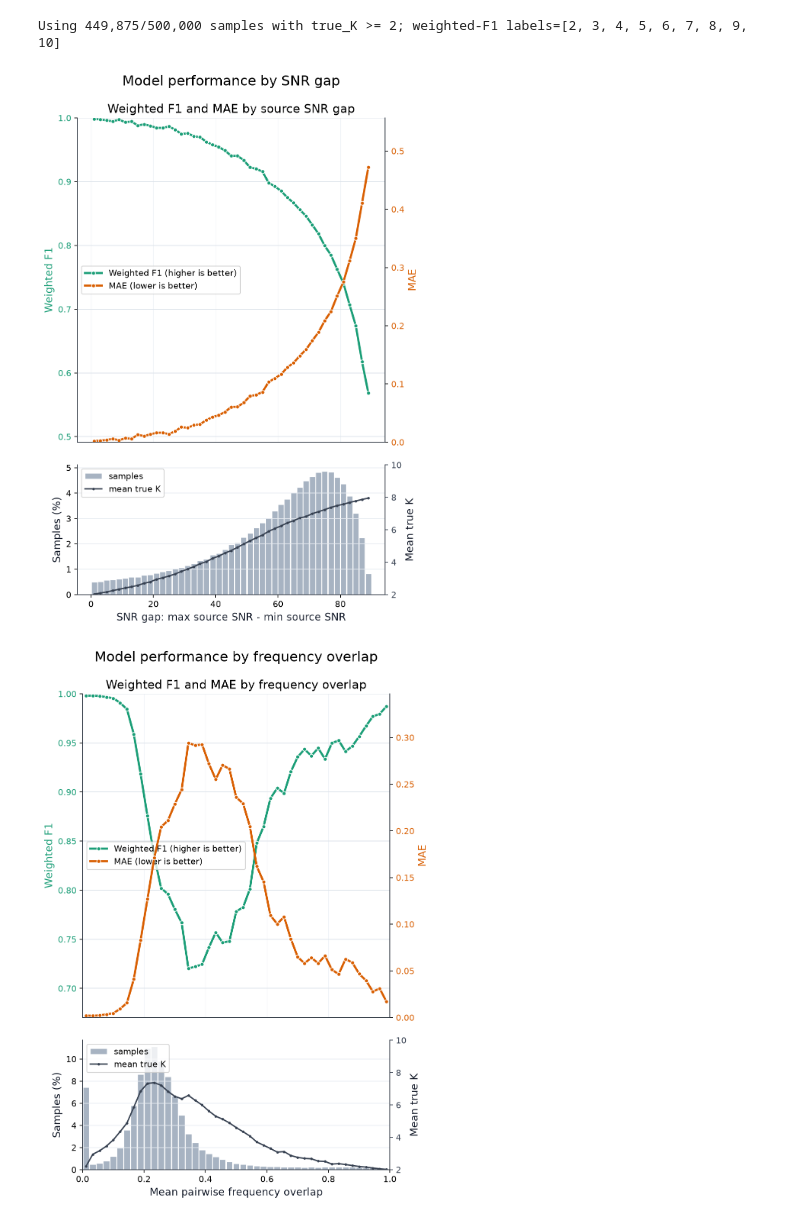
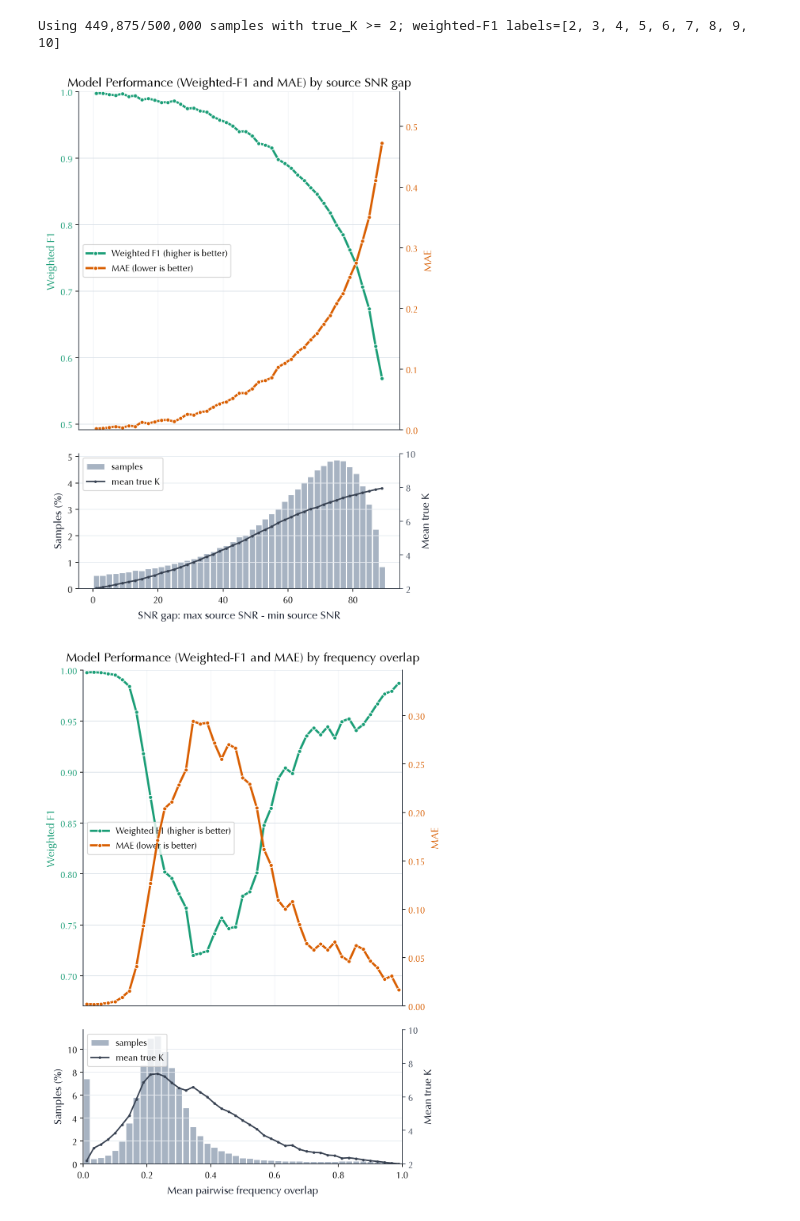
Before and after one commit to TristanDonze/gb-sources-counting, a Jupyter notebook: notebooks/plot_results.ipynb, the cells around one changed output. Cells and saved outputs as stored; diff of their text form; code cells hidden in the pictures.

Commit message:
(refactor): clean model evaluation notebooks

```diff
--- a/notebooks/plot_results.ipynb
+++ b/notebooks/plot_results.ipynb
@@ -24,3 +23,14 @@ from src.dataset import create_train_val_datasets
+# %%
+plt.rcParams.update({
+    "font.family": "Optima",
+    "mathtext.fontset": "stix",
+    "font.size": 11,
+    "axes.titlesize": 13,
+    "axes.labelsize": 11,
+    "legend.fontsize": 10,
+    "xtick.labelsize": 10,
+    "ytick.labelsize": 10,
+})
 # %%
 path = Path("evaluation_results_model_triple_head.csv")
 results_df = pd.read_csv(path)
@@ -95,8 +69,8 @@ with plt.rc_context({
     fig, ax = plt.subplots(figsize=(8.4, 7.2), dpi=160)
     im = ax.imshow(cm_norm, cmap="Blues", vmin=0, vmax=1, interpolation="nearest")
 
-    ax.set_title(f"Normalized Confusion Matrix\nAverage Accuracy = {accuracy:.3f}\nAverage Precision (Macro) = {precision_macro:.3f}\nAverage Precision (Weighted) = {precision_weighted:.3f}\nAverage F1-Score (Macro) = {f1_macro:.3f}\nAverage F1-Score (Weighted) = {f1_weighted:.3f}", pad=14)
-    # ax.set_title(f"Normalized Confusion Matrix\nAverage Precision = {precision_macro:.3f}", pad=14)
+    # ax.set_title(f"Normalized Confusion Matrix\nAverage Accuracy = {accuracy:.3f}\nAverage Precision (Macro) = {precision_macro:.3f}\nAverage Precision (Weighted) = {precision_weighted:.3f}\nAverage F1-Score (Macro) = {f1_macro:.3f}\nAverage F1-Score (Weighted) = {f1_weighted:.3f}", pad=14)
+    ax.set_title(f"Normalized Confusion Matrix\nAverage F1-Score (Macro)= {f1_macro:.3f}", pad=14)
     ax.set_xlabel("Predicted number of sources")
     ax.set_ylabel("True number of sources")
     ax.set_xticks(np.arange(len(labels)))
@@ -293,7 +267,8 @@ with plt.rc_context({
         pad = max((y_max - y_min) * 0.18, 0.015)
         ax_mae.set_ylim(max(0.0, y_min - pad), y_max + pad)
 
-    ax_curve.set_title("Weighted F1 and MAE by source SNR gap")
+    # ax_curve.set_title("Weighted F1 and MAE by source SNR gap")
+    ax_curve.set_title("Model Performance (Weighted-F1 and MAE) by source SNR gap")
 
     # Regroupement des légendes
     lines = line_f1 + line_mae
@@ -315,39 +290,39 @@ with plt.rc_context({
     ax_hist.set_xlabel("SNR gap: max source SNR - min source SNR")
     ax_hist.grid(axis="y", color="#E6EBF1", linewidth=0.8)
 
     ax_k = ax_hist.twinx()
     line_k = ax_k.plot(
         metric_by_gap["center"],
         metric_by_gap["mean_K"],
         color="#374151",
         linewidth=1.6,
         marker=".",
         markersize=4,
         label="mean true K",
     )
     ax_k.set_ylabel("Mean true K")
     ax_k.set_ylim(MIN_K_FOR_GAP_COMPARISON, max_k)
     ax_k.tick_params(axis="y", colors="#374151")
 
     ax_hist.legend([bars, line_k[0]], ["samples", "mean true K"], loc="upper left")
 
     # Nettoyage des bordures
     ax_curve.spines["top"].set_visible(False)
     ax_mae.spines["top"].set_visible(False)
     ax_hist.spines["top"].set_visible(False)
     ax_hist.spines["right"].set_visible(False)
     ax_k.spines["top"].set_visible(False)
 
-    fig.suptitle(
-        "Model performance by SNR gap",
-        fontsize=16,
-        y=0.95,
-    )
+    # fig.suptitle(
+    #     " ",
+    #     fontsize=16,
+    #     y=0.95,
+    # )
     fig.subplots_adjust(left=0.08, right=0.92, bottom=0.1, top=0.88, hspace=0.1)
     plt.show()
 # %% [output]
 Using 449,875/500,000 samples with true_K >= 2; weighted-F1 labels=[2, 3, 4, 5, 6, 7, 8, 9, 10]
-[figure, old version]
+[figure, new version]
 # %%
 PRED_COL = "pred_K"
 MIN_K_FOR_OVERLAP_COMPARISON = 2
@@ -511,7 +486,8 @@ with plt.rc_context({
         pad = max((y_max - y_min) * 0.18, 0.015)
         ax_mae.set_ylim(max(0.0, y_min - pad), y_max + pad)
 
-    ax_curve.set_title("Weighted F1 and MAE by frequency overlap")
+    # ax_curve.set_title("Weighted F1 and MAE by frequency overlap")
+    ax_curve.set_title("Model Performance (Weighted-F1 and MAE) by frequency overlap", pad=10)
     lines = line_f1 + line_mae
     ax_curve.legend(lines, [line.get_label() for line in lines], loc="center left")
 
@@ -549,11 +525,11 @@ with plt.rc_context({
     ax_hist.spines["right"].set_visible(False)
     ax_k.spines["top"].set_visible(False)
 
-    fig.suptitle("Model performance by frequency overlap", fontsize=16, y=0.95)
+    # fig.suptitle("Model performance by frequency overlap", fontsize=16, y=0.95)
     fig.subplots_adjust(left=0.08, right=0.92, bottom=0.1, top=0.88, hspace=0.1)
     plt.show()
 # %% [output]
-[figure, old version]
+[figure, new version]
 # %%
 from matplotlib.ticker import PercentFormatter
 from scipy.interpolate import PchipInterpolator
```
Also changed, not shown: parts of 6 cells of this notebook, 1 other file.
